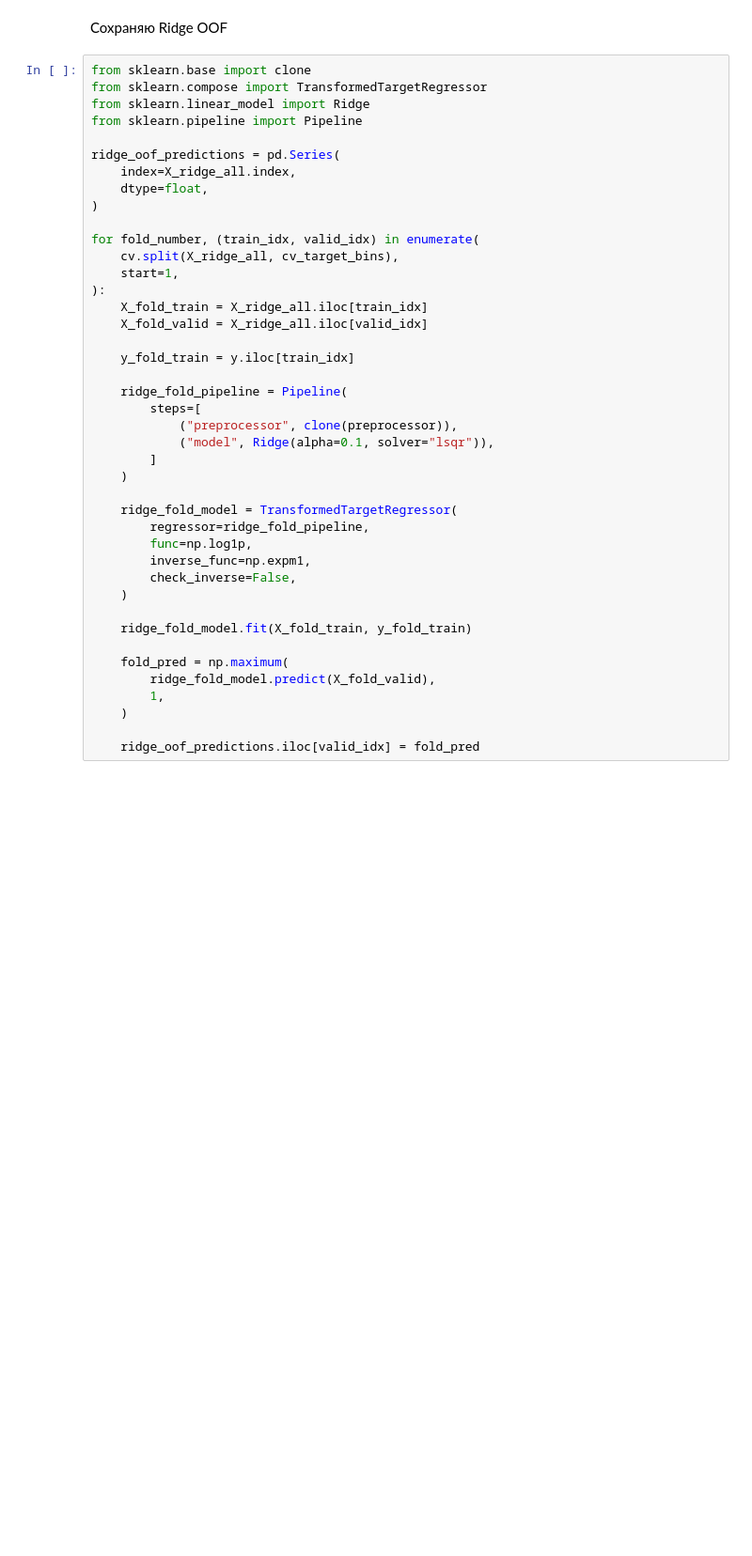
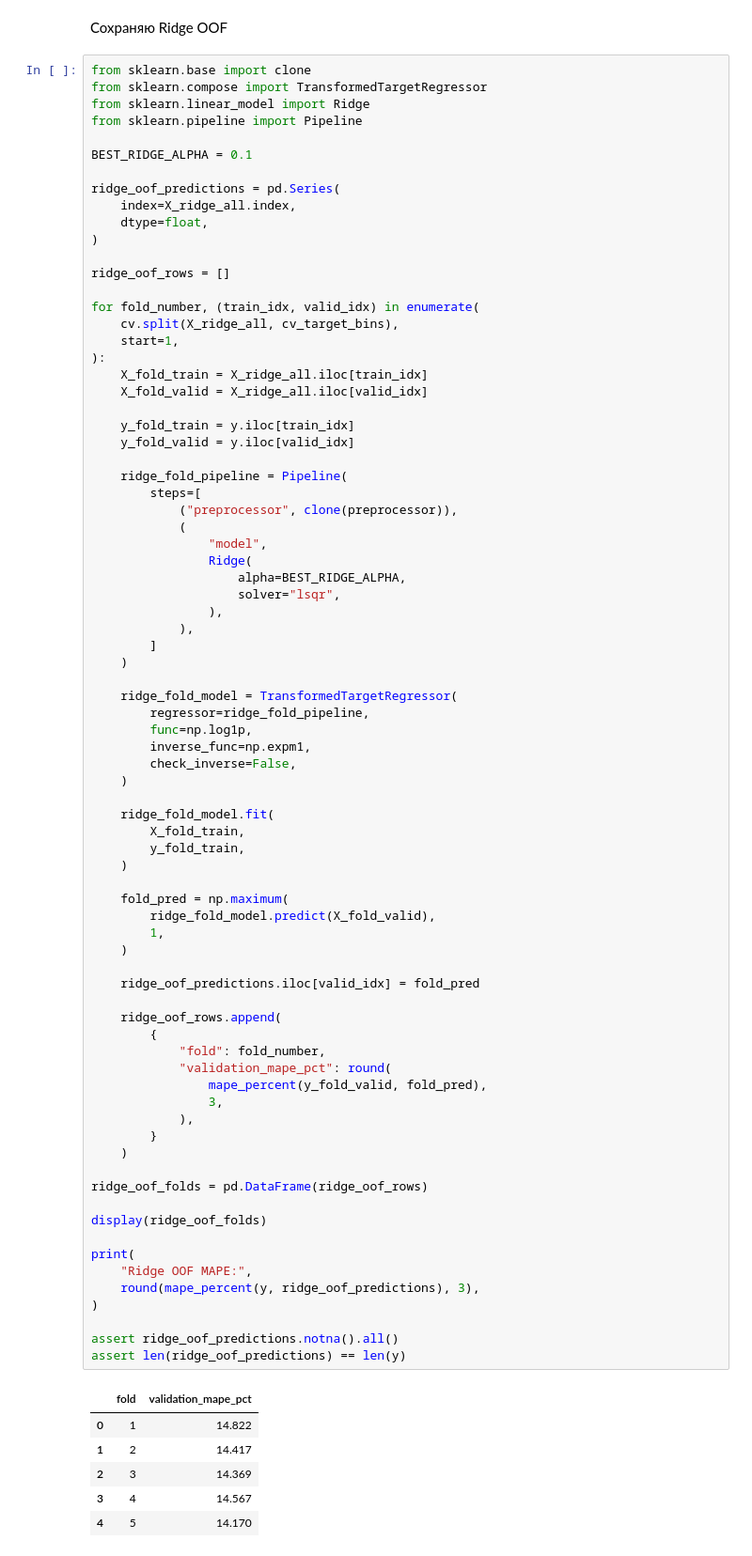
Before and after one commit to manaer6-alt/08_shift_car_prices, a Jupyter notebook: shift_ml/notebooks/03_train_valid_split_and_baselines.ipynb, the cells around one changed output. Shown at 94% size. Saved outputs shown, nothing was run; the diff lists cells and outputs as text; blank space fills up the shorter version.

```diff
--- a/shift_ml/notebooks/03_train_valid_split_and_baselines.ipynb
+++ b/shift_ml/notebooks/03_train_valid_split_and_baselines.ipynb
@@ -1108,39 +1108,82 @@ from sklearn.compose import TransformedTargetRegressor
 from sklearn.linear_model import Ridge
 from sklearn.pipeline import Pipeline
 
+BEST_RIDGE_ALPHA = 0.1
+
 ridge_oof_predictions = pd.Series(
     index=X_ridge_all.index,
     dtype=float,
 )
+
+ridge_oof_rows = []
 
 for fold_number, (train_idx, valid_idx) in enumerate(
     cv.split(X_ridge_all, cv_target_bins),
     start=1,
 ):
     X_fold_train = X_ridge_all.iloc[train_idx]
     X_fold_valid = X_ridge_all.iloc[valid_idx]
 
     y_fold_train = y.iloc[train_idx]
+    y_fold_valid = y.iloc[valid_idx]
 
     ridge_fold_pipeline = Pipeline(
         steps=[
             ("preprocessor", clone(preprocessor)),
-            ("model", Ridge(alpha=0.1, solver="lsqr")),
+            (
+                "model",
+                Ridge(
+                    alpha=BEST_RIDGE_ALPHA,
+                    solver="lsqr",
+                ),
+            ),
         ]
     )
 
     ridge_fold_model = TransformedTargetRegressor(
         regressor=ridge_fold_pipeline,
         func=np.log1p,
         inverse_func=np.expm1,
         check_inverse=False,
     )
 
-    ridge_fold_model.fit(X_fold_train, y_fold_train)
+    ridge_fold_model.fit(
+        X_fold_train,
+        y_fold_train,
+    )
 
     fold_pred = np.maximum(
         ridge_fold_model.predict(X_fold_valid),
         1,
     )
 
     ridge_oof_predictions.iloc[valid_idx] = fold_pred
+
+    ridge_oof_rows.append(
+        {
+            "fold": fold_number,
+            "validation_mape_pct": round(
+                mape_percent(y_fold_valid, fold_pred),
+                3,
+            ),
+        }
+    )
+
+ridge_oof_folds = pd.DataFrame(ridge_oof_rows)
+
+display(ridge_oof_folds)
+
+print(
+    "Ridge OOF MAPE:",
+    round(mape_percent(y, ridge_oof_predictions), 3),
+)
+
+assert ridge_oof_predictions.notna().all()
+assert len(ridge_oof_predictions) == len(y)
+# %% [output]
+|  | fold | validation_mape_pct |
+| 0 | 1 | 14.822 |
+| 1 | 2 | 14.417 |
+| 2 | 3 | 14.369 |
+| 3 | 4 | 14.567 |
+| 4 | 5 | 14.170 |
```
Also changed, not shown: parts of 3 cells of this notebook, 35 other files.
